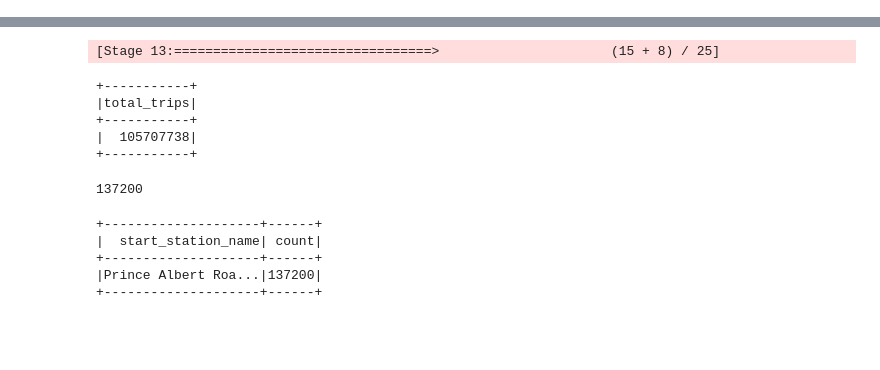
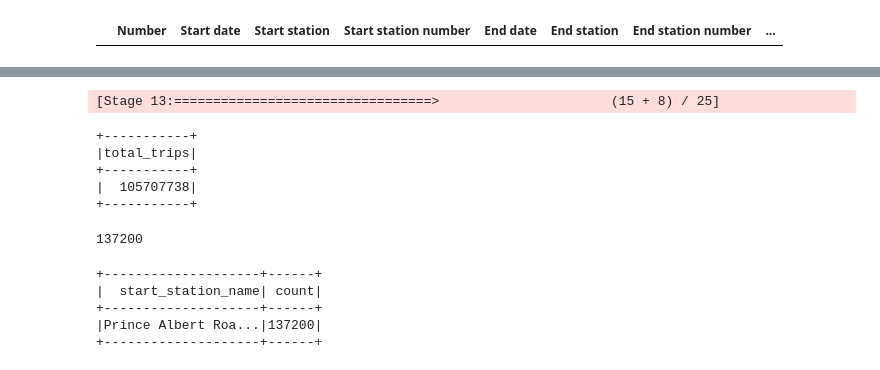
Before and after one commit to Wali-Mohamed/london-bikes-data-engineering, a Jupyter notebook: Untitled.ipynb, the cells around one changed output, grey strips where cells are left out. Drawn from its saved outputs; the diff is of its cells as text; code cells hidden in the pictures; blank space fills up the shorter version.

```diff
--- a/Untitled.ipynb
+++ b/Untitled.ipynb
@@ -4,0 +481,3 @@ df_p=pd.read_csv('428JourneyDataExtract16Sep2025-30Sep2025.csv')
+# %%
+df_p=pd.read_csv('352JourneyDataExtract09Jan2023-15Jan2023.csv')
+df_p.info()
@@ -5,3 +587,7 @@ df_p=pd.read_csv('428JourneyDataExtract16Sep2025-30Sep2025.csv')
+# %%
+df_p[df_p["Start date"].astype(str).str.len() < 10]
+# %% [output]
+|  | Number | Start date | Start station | Start station number | End date | End station | End station number | ... |
 # %%
 from pyspark.sql import SparkSession
 from pyspark.sql.functions import col, to_timestamp, hour, year, month, avg,col, dayofmonth, coalesce
```
Also changed, not shown: parts of 43 cells of this notebook, 10 other files.
